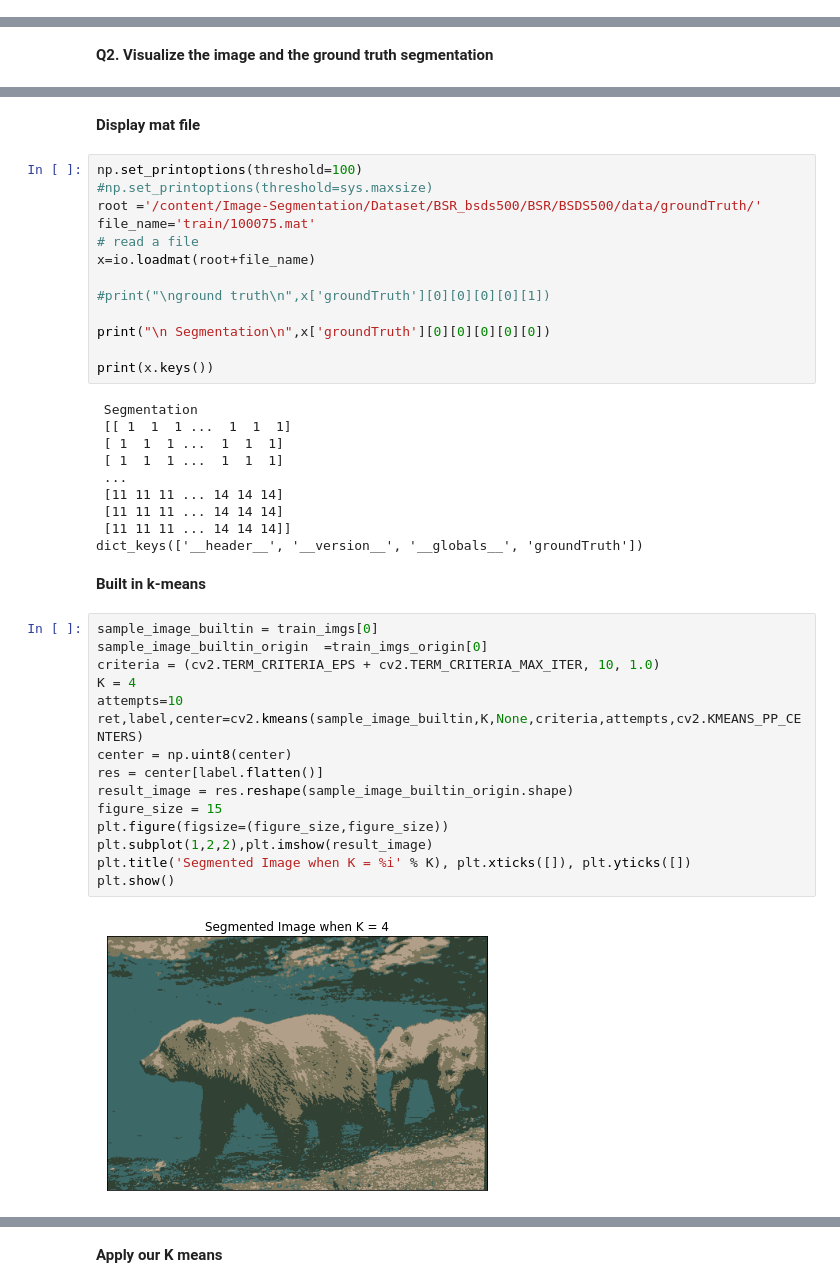
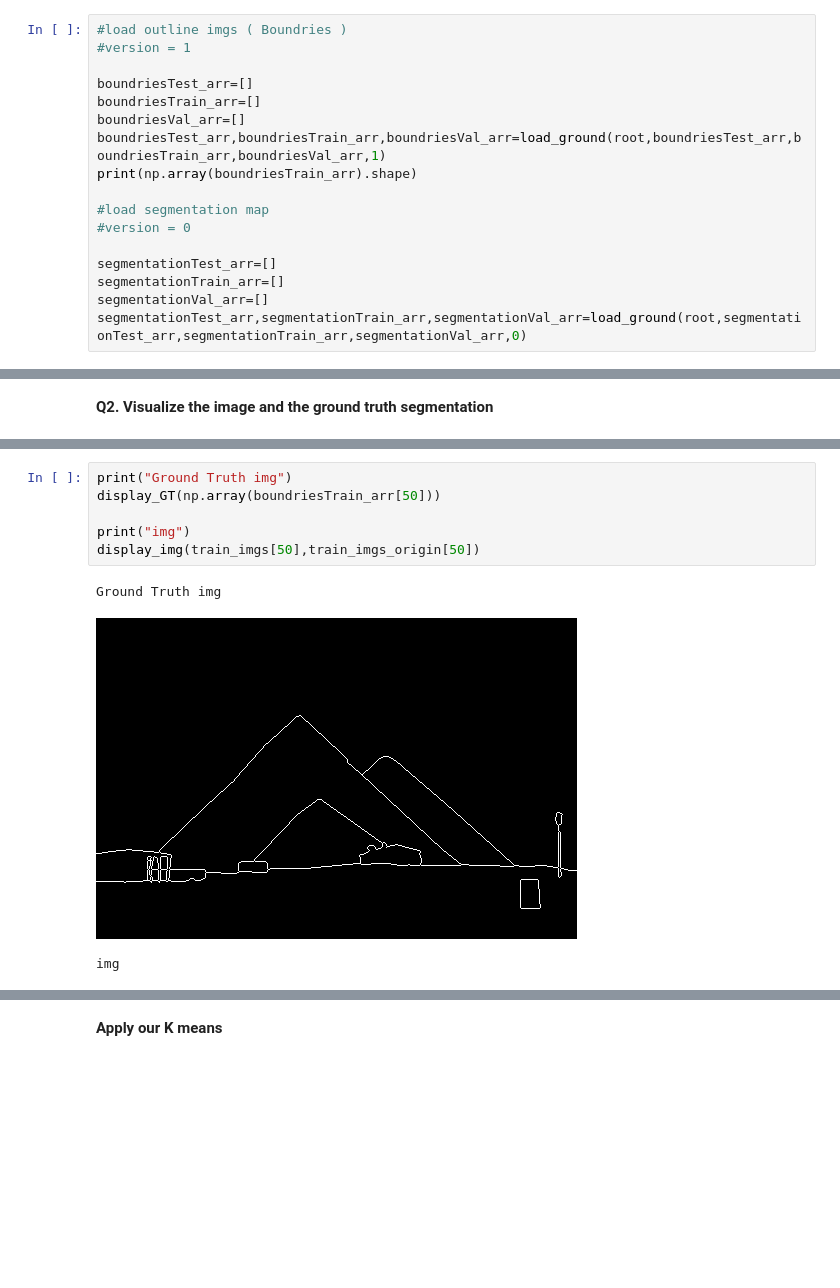
Before and after one commit to osamasherif22/Image-Segmentation, a Jupyter notebook: PR_Ass_2_Image_Segmentation_.ipynb, the cells around one changed output, grey strips where cells are left out. Cells and saved outputs as stored; diff of their text form; blank space fills up the shorter version.

```diff
--- a/PR_Ass_2_Image_Segmentation_.ipynb
+++ b/PR_Ass_2_Image_Segmentation_.ipynb
@@ -254,0 +283,17 @@ stored in val
+# %%
+#load outline imgs ( Boundries )
+#version = 1
+
+boundriesTest_arr=[]
+boundriesTrain_arr=[]
+boundriesVal_arr=[]
+boundriesTest_arr,boundriesTrain_arr,boundriesVal_arr=load_ground(root,boundriesTest_arr,boundriesTrain_arr,boundriesVal_arr,1)
+print(np.array(boundriesTrain_arr).shape)
+
+#load segmentation map
+#version = 0
+
+segmentationTest_arr=[]
+segmentationTrain_arr=[]
+segmentationVal_arr=[]
+segmentationTest_arr,segmentationTrain_arr,segmentationVal_arr=load_ground(root,segmentationTest_arr,segmentationTrain_arr,segmentationVal_arr,0)
@@ -264,44 +310,10 @@ display_img(val_imgs[5],val_imgs_origin[5])
-# %% [markdown]
-**Display mat file**
-# %%
-np.set_printoptions(threshold=100)
-#np.set_printoptions(threshold=sys.maxsize)
-root ='/content/Image-Segmentation/Dataset/BSR_bsds500/BSR/BSDS500/data/groundTruth/'
-file_name='train/100075.mat'
-# read a file
-x=io.loadmat(root+file_name)
-
-#print("\nground truth\n",x['groundTruth'][0][0][0][0][1])
-
-print("\n Segmentation\n",x['groundTruth'][0][0][0][0][0])
-
-print(x.keys())
-# %% [output]
- Segmentation
- [[ 1  1  1 ...  1  1  1]
- [ 1  1  1 ...  1  1  1]
- [ 1  1  1 ...  1  1  1]
- ...
- [11 11 11 ... 14 14 14]
- [11 11 11 ... 14 14 14]
- [11 11 11 ... 14 14 14]]
-dict_keys(['__header__', '__version__', '__globals__', 'groundTruth'])
-# %% [markdown]
-**Built in k-means**
-# %%
-sample_image_builtin = train_imgs[0]
-sample_image_builtin_origin  =train_imgs_origin[0]
-criteria = (cv2.TERM_CRITERIA_EPS + cv2.TERM_CRITERIA_MAX_ITER, 10, 1.0)
-K = 4
-attempts=10
-ret,label,center=cv2.kmeans(sample_image_builtin,K,None,criteria,attempts,cv2.KMEANS_PP_CENTERS)
-center = np.uint8(center)
-res = center[label.flatten()]
-result_image = res.reshape(sample_image_builtin_origin.shape)
-figure_size = 15
-plt.figure(figsize=(figure_size,figure_size))
-plt.subplot(1,2,2),plt.imshow(result_image)
-plt.title('Segmented Image when K = %i' % K), plt.xticks([]), plt.yticks([])
-plt.show()
-# %% [output]
-[figure, removed]
+# %%
+print("Ground Truth img")
+display_GT(np.array(boundriesTrain_arr[50]))
+
+print("img")
+display_img(train_imgs[50],train_imgs_origin[50])
+# %% [output]
+Ground Truth img
+[figure, added]
+img
```
Also changed, not shown: parts of 17 cells of this notebook.
